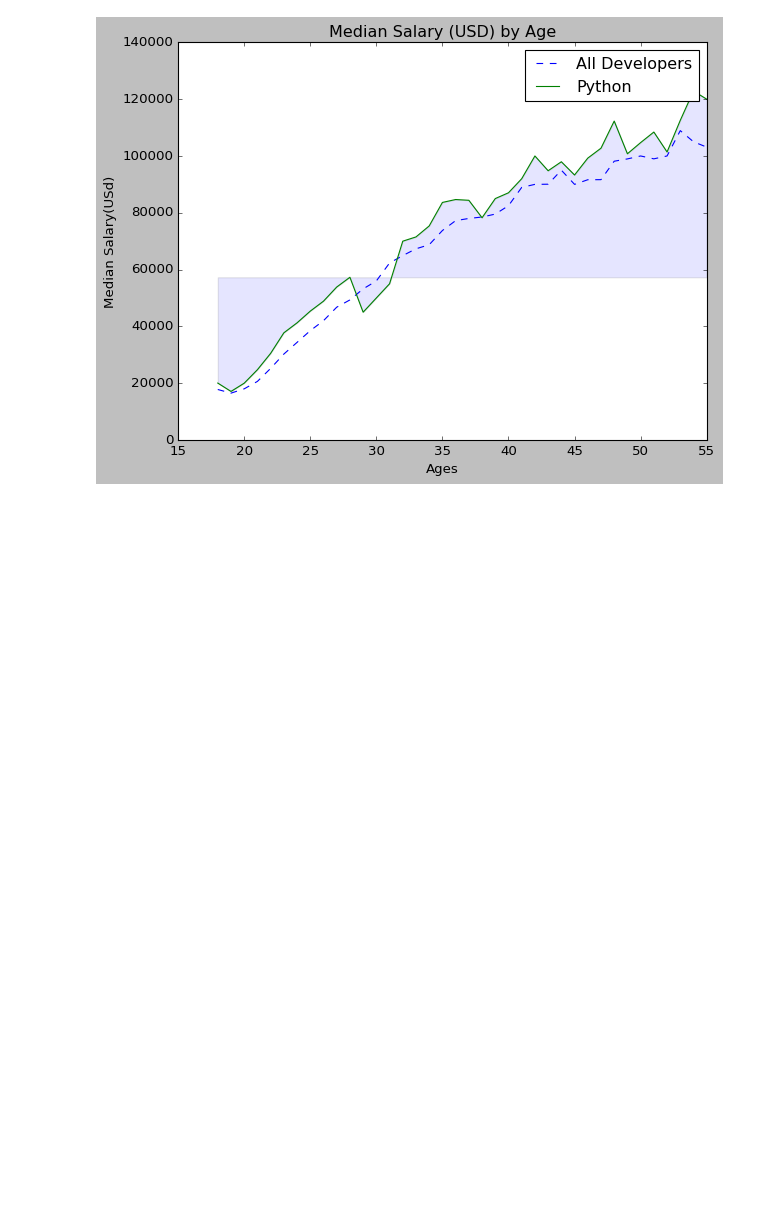
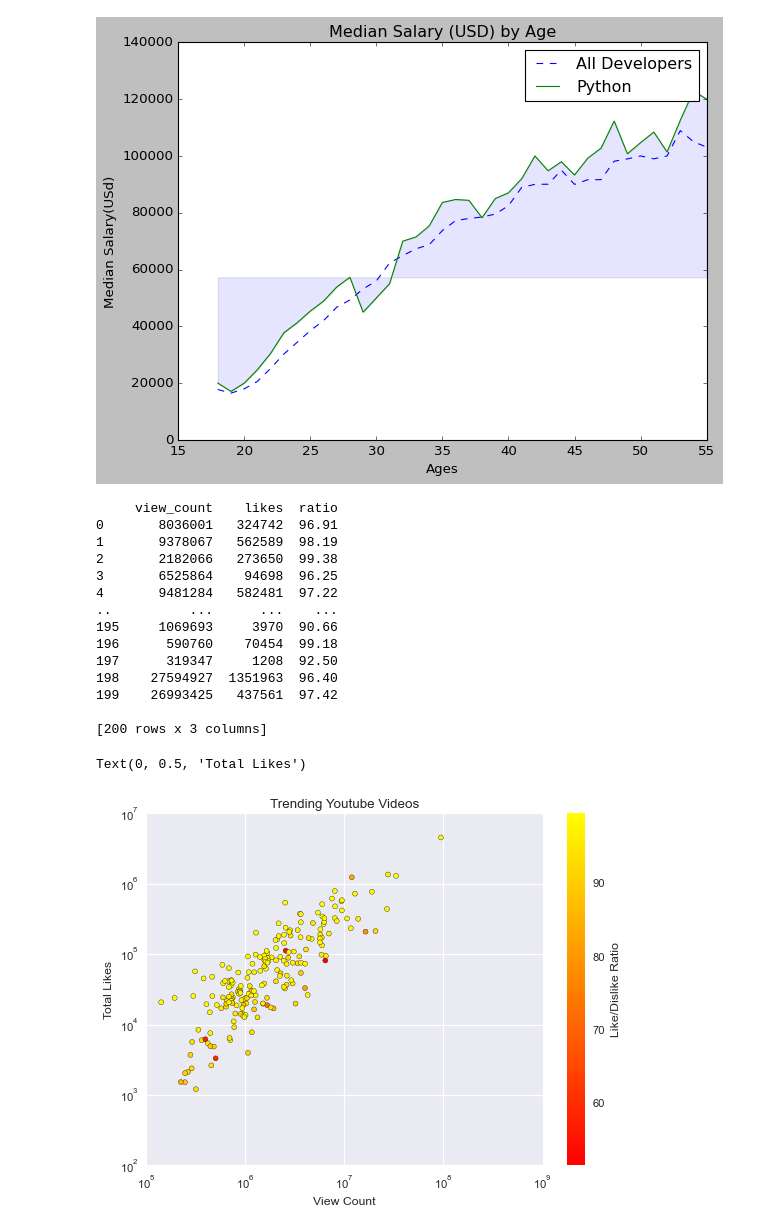
Before and after one commit to shayantimes/matplotlib-course, a Jupyter notebook: mpl_demo.ipynb, the cells around one changed output. Saved outputs shown, nothing was run; the diff lists cells and outputs as text; code cells hidden in the pictures; blank space fills up the shorter version.

Commit message:
Scatter Plot Edition

```diff
--- a/mpl_demo.ipynb
+++ b/mpl_demo.ipynb
@@ -182,3 +182,41 @@ plt.tight_layout()
 plt.show()
 # %% [output]
 [figure]
+# %%
+plt.style.use('seaborn-v0_8')
+
+data2 = pd.read_csv('2019-05-31-data.csv')
+print(data2)
+
+view_count = data2['view_count']
+likes = data2['likes']
+ratio = data2['ratio']
+
+plt.scatter(view_count, likes, c = ratio, cmap='autumn'
+           )
+
+cbar = plt.colorbar()
+cbar.set_label('Like/Dislike Ratio')
+plt.xscale('log')
+plt.yscale('log')
+
+plt.title('Trending Youtube Videos')
+plt.xlabel('View Count')
+plt.ylabel('Total Likes')
+# %% [output]
+     view_count    likes  ratio
+0       8036001   324742  96.91
+1       9378067   562589  98.19
+2       2182066   273650  99.38
+3       6525864    94698  96.25
+4       9481284   582481  97.22
+..          ...      ...    ...
+195     1069693     3970  90.66
+196      590760    70454  99.18
+197      319347     1208  92.50
+198    27594927  1351963  96.40
+199    26993425   437561  97.42
+
+[200 rows x 3 columns]
+Text(0, 0.5, 'Total Likes')
+[figure, added]
```
Also changed, not shown: parts of 2 cells of this notebook, 1 other file.
